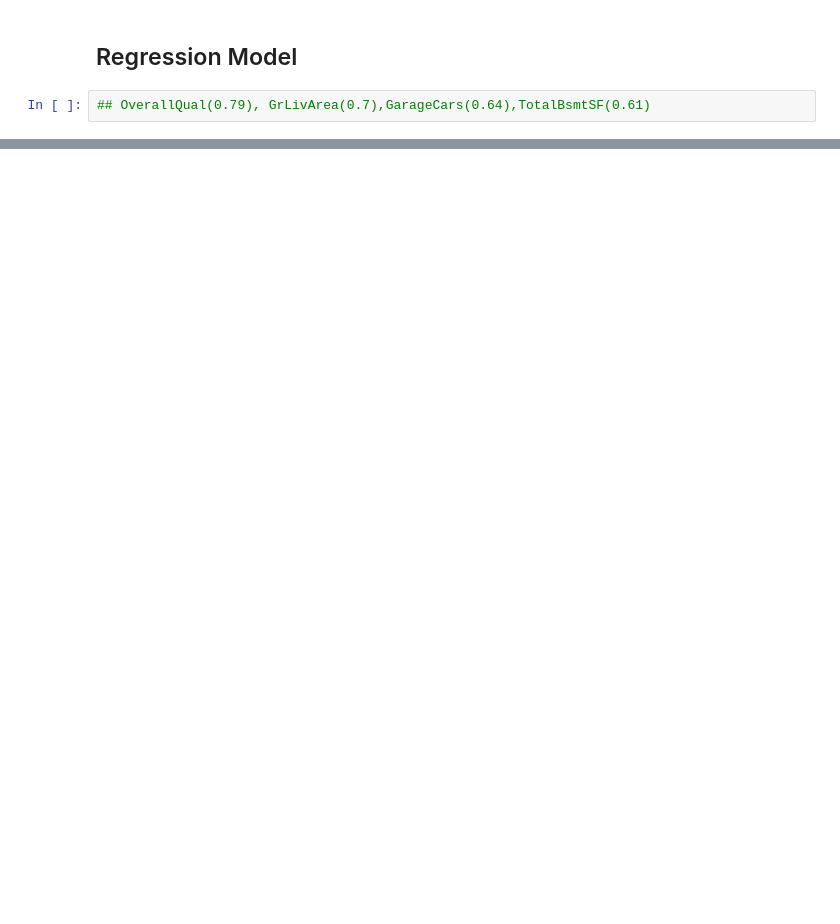
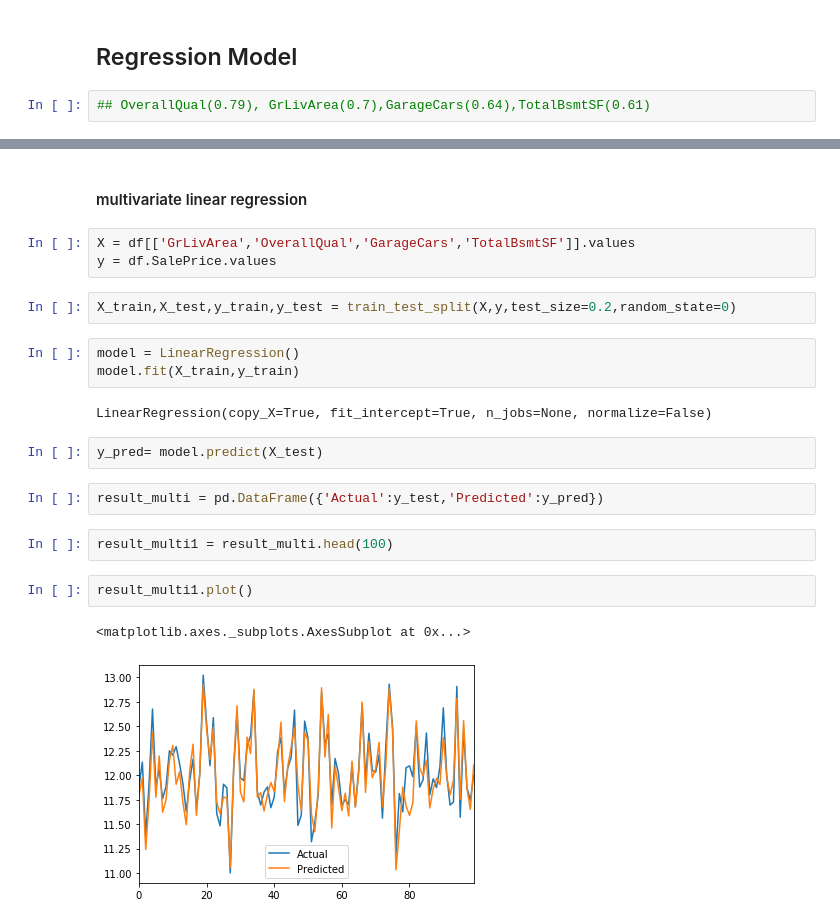
Before and after one commit to Teake1404/Shuqing-Ke-s-Python-Code-Projects, a Jupyter notebook: house regression.ipynb, the cells around one changed output, grey strips where cells are left out. Drawn from its saved outputs; the diff is of its cells as text; blank space fills up the shorter version.

```diff
--- a/house regression.ipynb
+++ b/house regression.ipynb
@@ -238,0 +288,23 @@ pd.get_dummies(df)
+# %% [markdown]
+#### multivariate linear regression
+# %%
+X = df[['GrLivArea','OverallQual','GarageCars','TotalBsmtSF']].values
+y = df.SalePrice.values
+# %%
+X_train,X_test,y_train,y_test = train_test_split(X,y,test_size=0.2,random_state=0)
+# %%
+model = LinearRegression()
+model.fit(X_train,y_train)
+# %% [output]
+LinearRegression(copy_X=True, fit_intercept=True, n_jobs=None, normalize=False)
+# %%
+y_pred= model.predict(X_test)
+# %%
+result_multi = pd.DataFrame({'Actual':y_test,'Predicted':y_pred})
+# %%
+result_multi1 = result_multi.head(100)
+# %%
+result_multi1.plot()
+# %% [output]
+<matplotlib.axes._subplots.AxesSubplot at 0x...>
+[figure, added]
```
Also changed, not shown: parts of 50 cells of this notebook.
